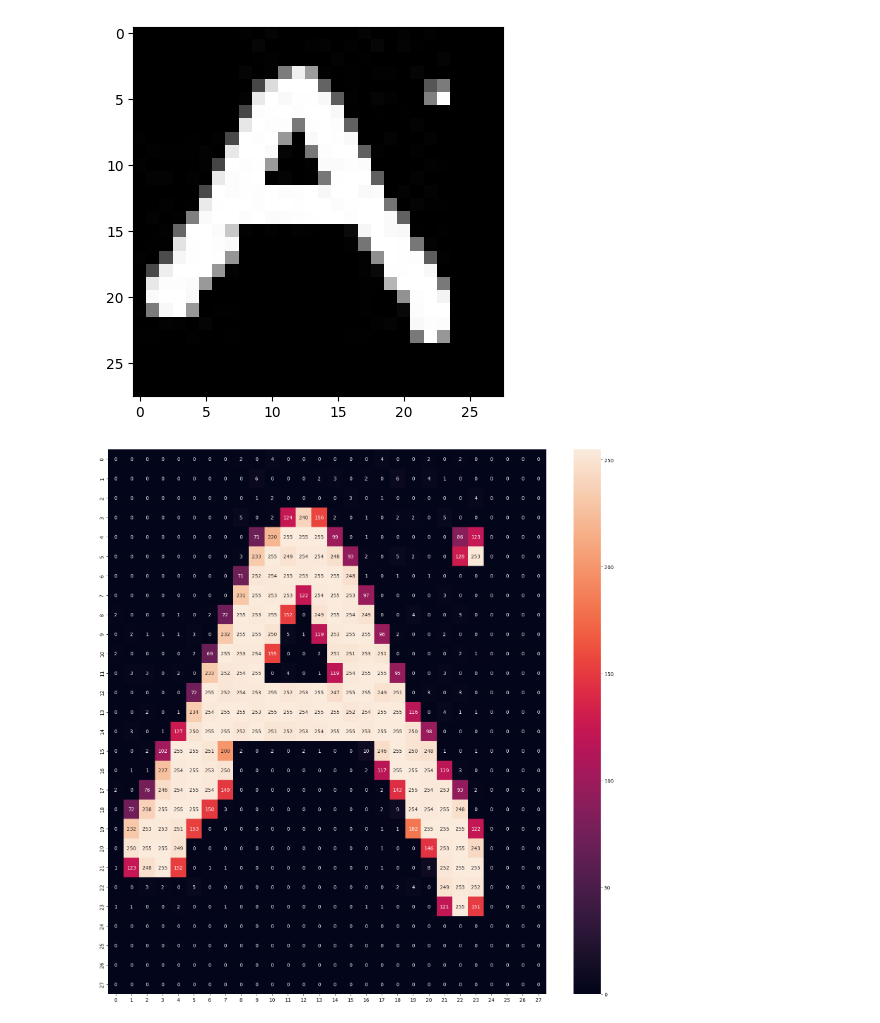
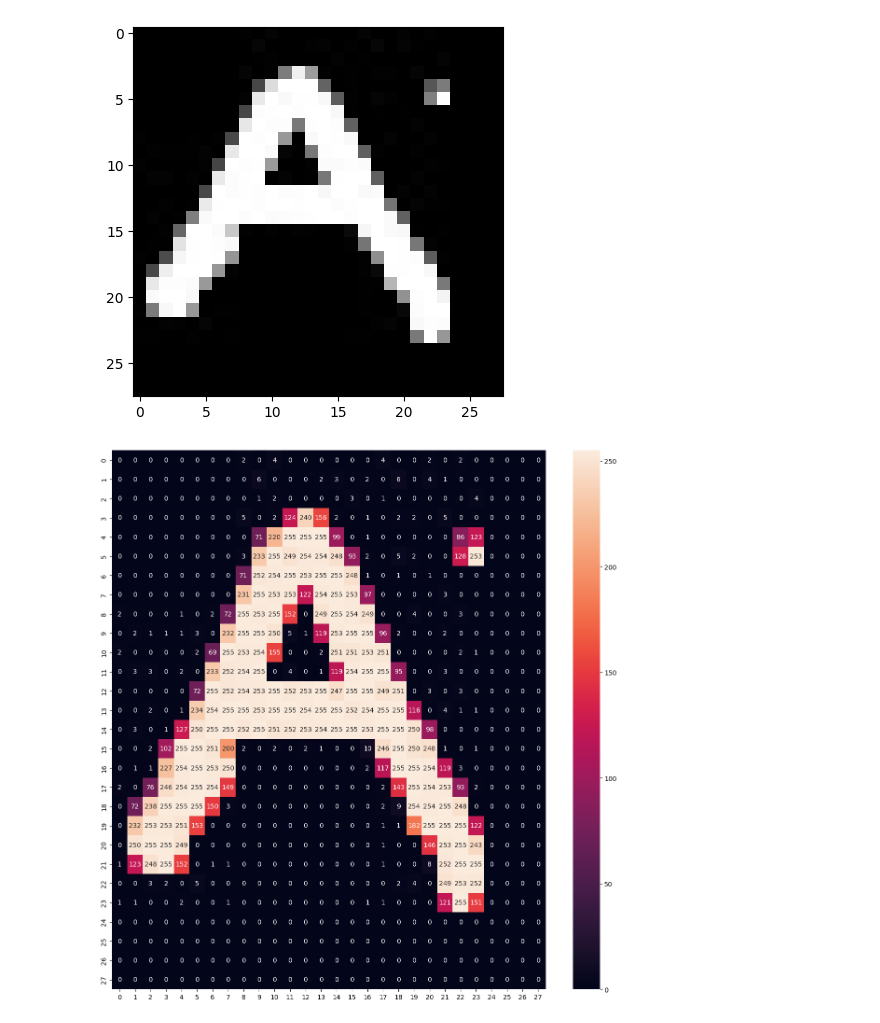
Before and after one commit to utkarshg1/Test1, a Jupyter notebook: Image_Basics.ipynb, the cells around one changed output. Saved outputs shown, nothing was run; the diff lists cells and outputs as text; code cells hidden in the pictures.

```diff
--- a/Image_Basics.ipynb
+++ b/Image_Basics.ipynb
@@ -168,6 +177,7 @@ import seaborn as sns
 # %%
-plt.figure(figsize=(20, 20))
+import seaborn as sns
+plt.figure(figsize=(15, 15))
 sns.heatmap(img4, annot=True, fmt="d")
 plt.show()
 # %% [output]
-[figure, old version]
+[figure, new version]
```
Also changed, not shown: parts of 15 cells of this notebook.
